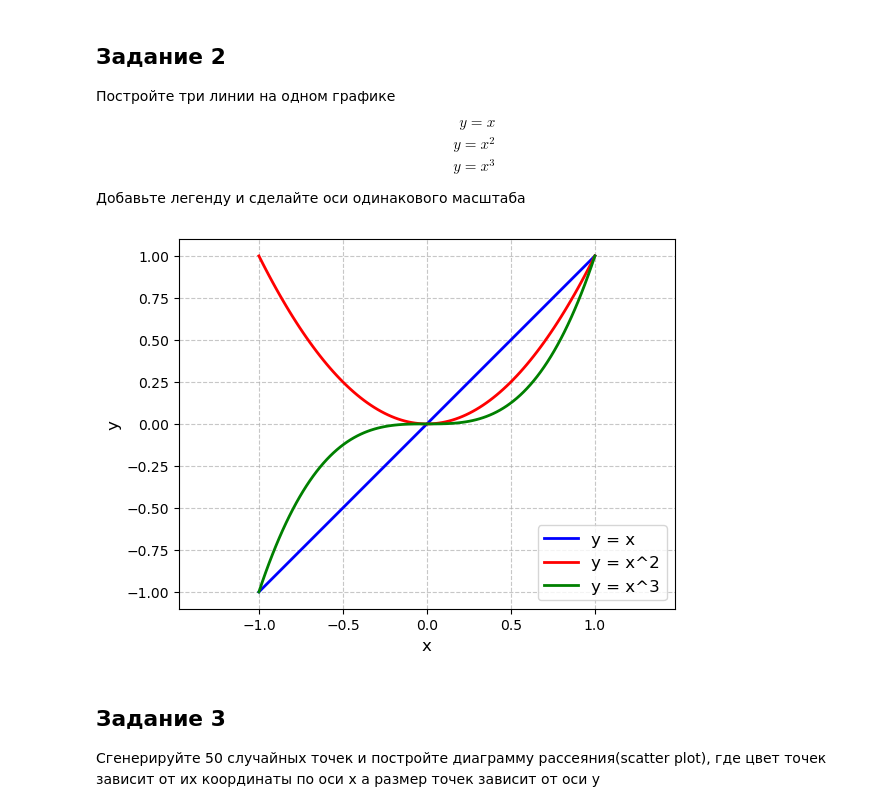
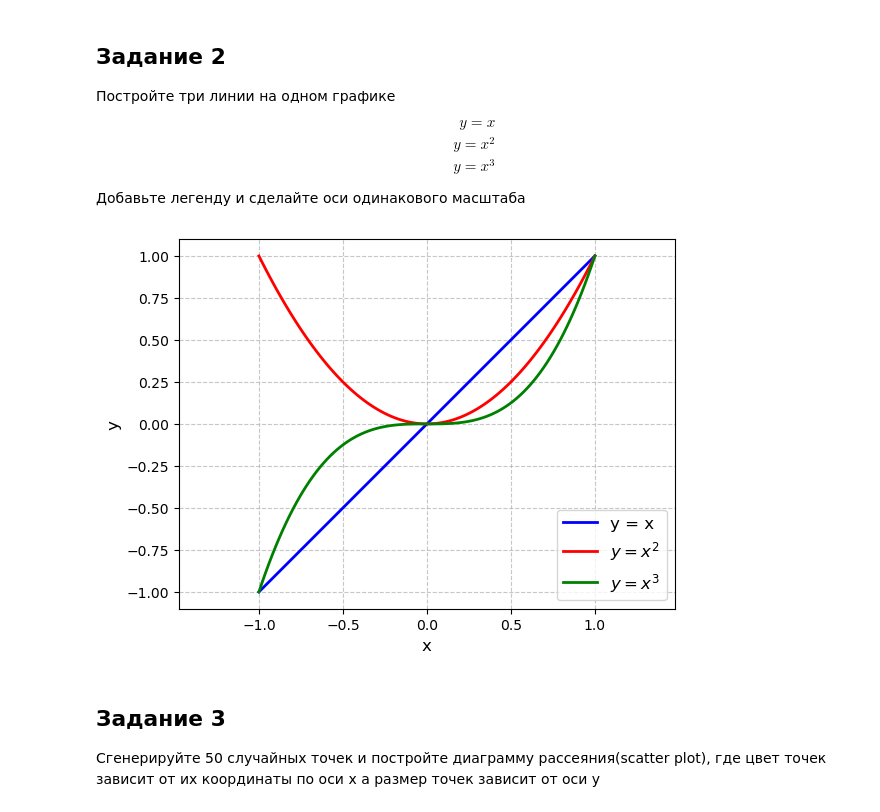
Before and after one commit to StasZatsepin/Lab-3, a Jupyter notebook: Lab 3.ipynb, the cells around one changed output. Saved outputs shown, nothing was run; the diff lists cells and outputs as text; code cells hidden in the pictures.

```diff
--- a/Lab 3.ipynb
+++ b/Lab 3.ipynb
@@ -33,22 +33,22 @@ $$
 # %%
 x = np.linspace(-1, 1, 100)
 y = x
 y2 = x**2
 y3 = x**3
 
 plt.plot(x, y, label='y = x', color='blue', linewidth=2)
-plt.plot(x, y2, label='y = x^2', color='red', linewidth=2)
-plt.plot(x, y3, label='y = x^3', color='green', linewidth=2)
+plt.plot(x, y2, label='$y = x^2$', color='red', linewidth=2)
+plt.plot(x, y3, label='$y = x^3$', color='green', linewidth=2)
 plt.xlabel('x', fontsize=12)
 plt.ylabel('y', fontsize=12)
 plt.grid(True, linestyle='--', alpha=0.7)
 
 plt.legend(fontsize=12)
 plt.axis('equal')
 
 plt.show()
 # %% [output]
-[figure, old version]
+[figure, new version]
 # %% [markdown]
 ## Задание 3
 
```
Also changed, not shown: parts of 1 cell of this notebook.
